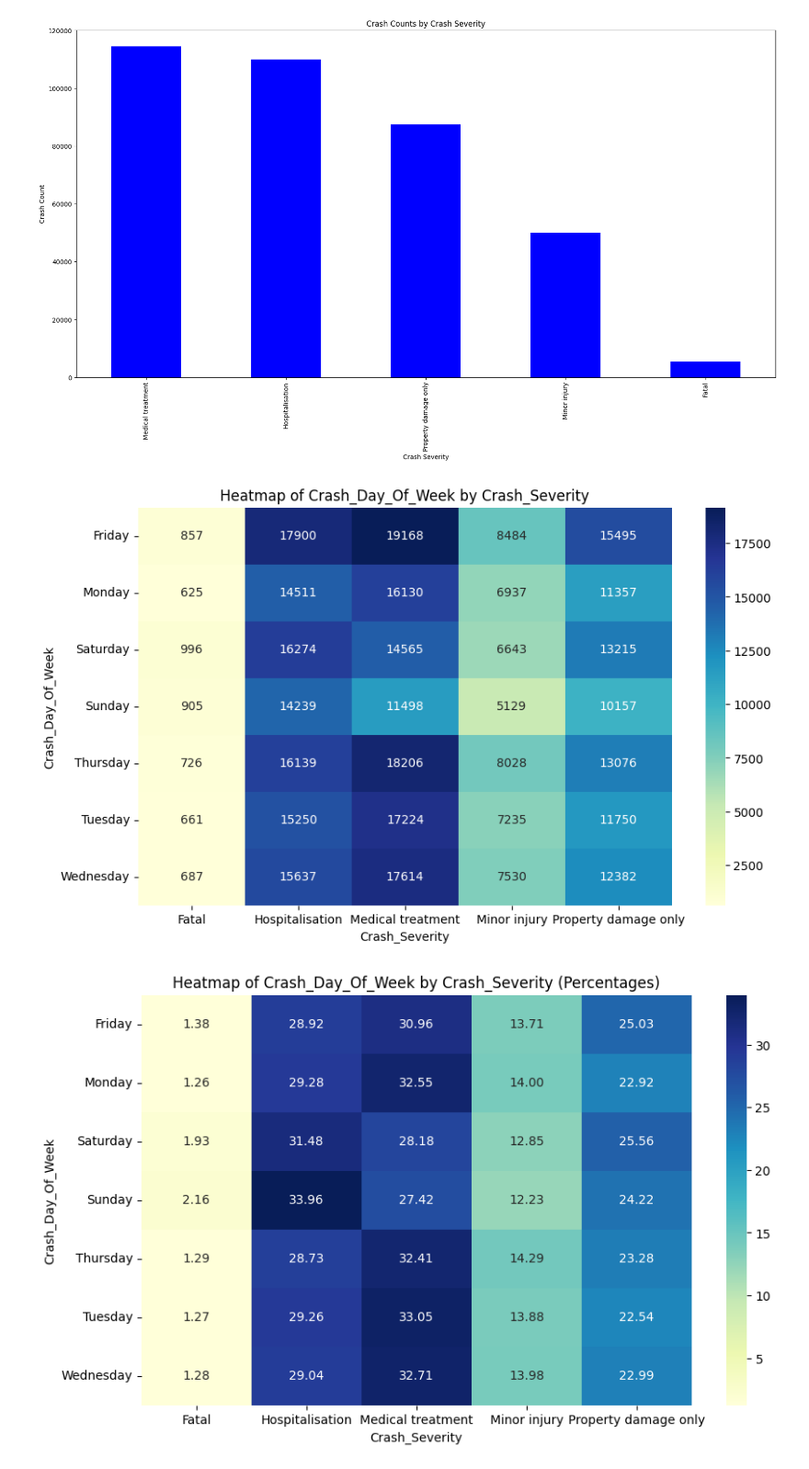
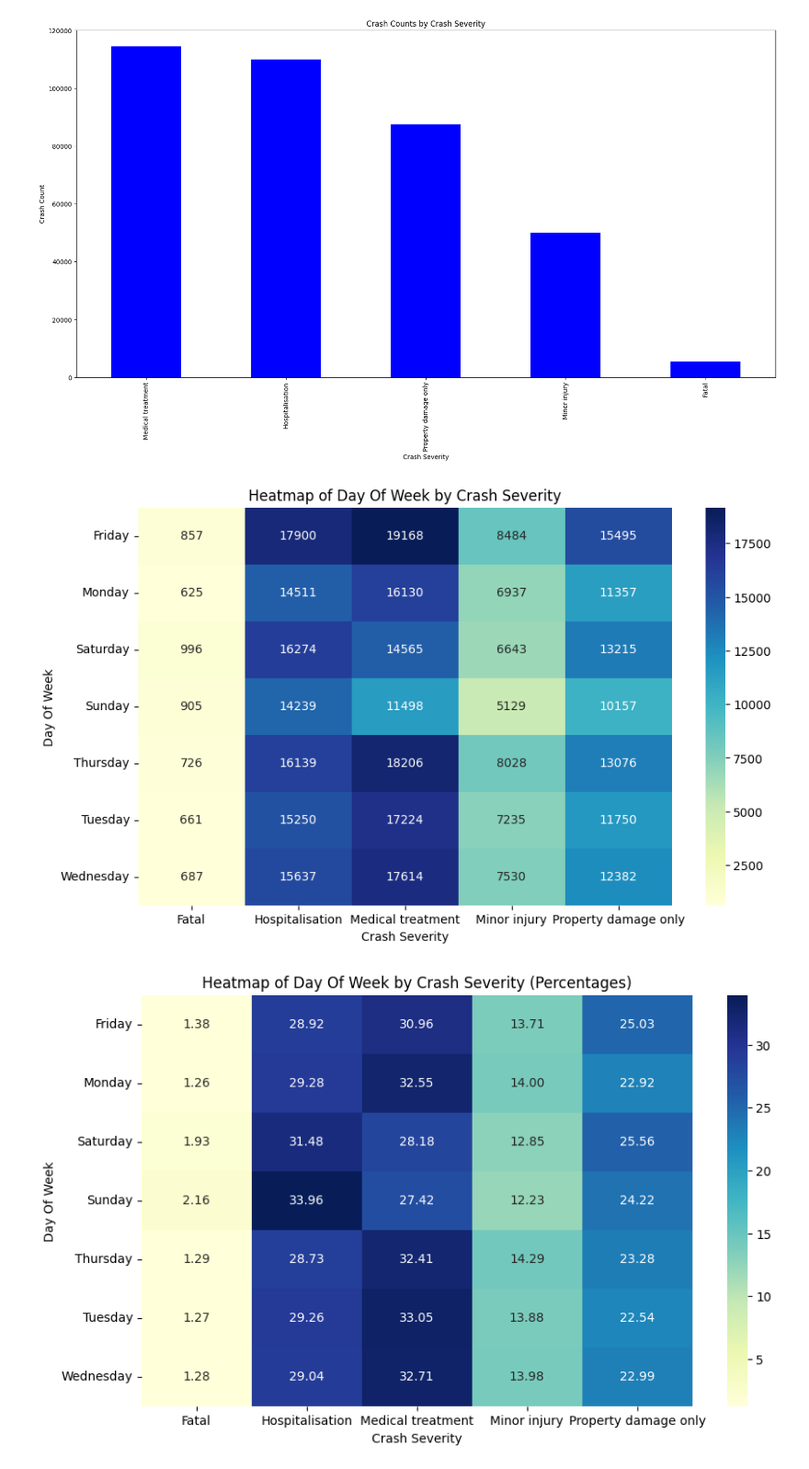
Before and after one commit to thome123/dateproject, a Jupyter notebook: maps.ipynb, the cells around one changed output. Shown at 92% size. Cells and saved outputs as stored; diff of their text form; code cells hidden in the pictures.

```diff
--- a/maps.ipynb
+++ b/maps.ipynb
@@ -444,48 +432,28 @@ plt.ylabel("Crash Count")
 plt.show()
 # %% [output]
 [figure]
-# %%
-import pandas as pd
-import seaborn as sns
-import matplotlib.pyplot as plt
-from scipy.stats import chi2_contingency
-
-
-file_path = 'C:\\Users\\oliver\\1161\\dateproject\\crashdate.csv'
-data = pd.read_csv(file_path)
-
-
-cross_tab = pd.crosstab(data["Crash_Day_Of_Week"], data["Crash_Severity"])
-
-
-plt.figure(figsize=(10, 6))
-sns.heatmap(cross_tab, annot=True, cmap="YlGnBu", fmt='d')
-plt.title("Heatmap of Crash_Day_Of_Week by Crash_Severity")
-plt.xlabel("Crash_Severity")
-plt.ylabel("Crash_Day_Of_Week")
-plt.show()
-# %% [output]
-[figure, removed]
 # %%
-# Define the file path to the CSV file containing the data
-file_path = 'C:\\Users\\oliver\\1161\\dateproject\\crashdate.csv'
-
-# Read the data from the CSV file into a DataFrame
-data = pd.read_csv(file_path)
-
-# Create a cross-tabulation between Crash_Day_Of_Week and Crash_Severity
+# Create a cross-tabulation between 'Crash_Day_Of_Week' and 'Crash_Severity'
 cross_tab = pd.crosstab(data["Crash_Day_Of_Week"], data["Crash_Severity"])
 
+# Create a heatmap to visualize the cross-tabulation
+plt.figure(figsize=(10, 6))
+sns.heatmap(cross_tab, annot=True, cmap="YlGnBu", fmt='d')
+plt.title("Heatmap of Day Of Week by Crash Severity")
+plt.xlabel("Crash Severity")
+plt.ylabel("Day Of Week")
+plt.show()
 # Normalize the crosstab by row (Crash_Day_Of_Week) to get percentages
 cross_tab_percent = cross_tab.div(cross_tab.sum(axis=1), axis=0) * 100
 
 # Create a heatmap of the normalized crosstab (percentages)
 plt.figure(figsize=(10, 6))
 sns.heatmap(cross_tab_percent, annot=True, cmap="YlGnBu", fmt='.2f')
-plt.title("Heatmap of Crash_Day_Of_Week by Crash_Severity (Percentages)")
-plt.xlabel("Crash_Severity")
-plt.ylabel("Crash_Day_Of_Week")
+plt.title("Heatmap of Day Of Week by Crash Severity (Percentages)")
+plt.xlabel("Crash Severity")
+plt.ylabel("Day Of Week")
 plt.show()
 # %% [output]
-[figure, old version]
+[figure, new version]
+[figure, added]
 # %%
```
Also changed, not shown: parts of 7 cells of this notebook.
